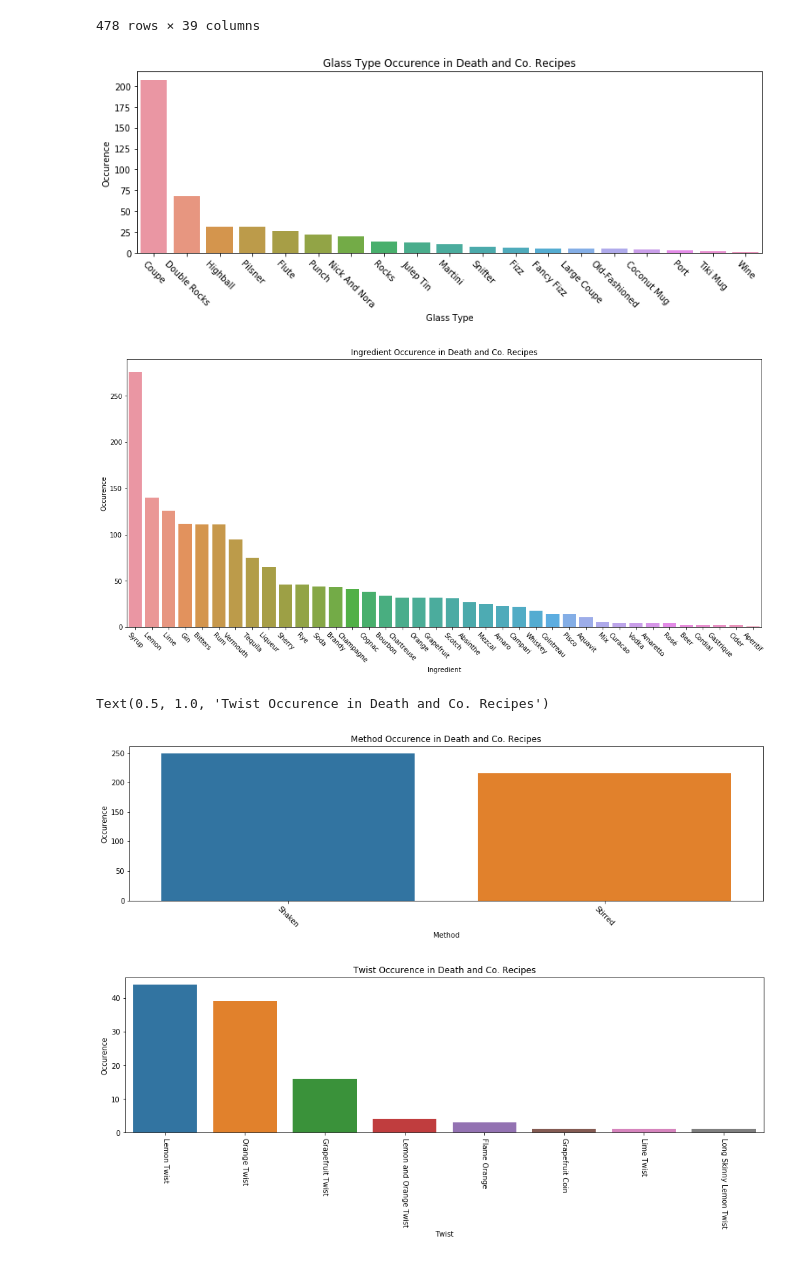
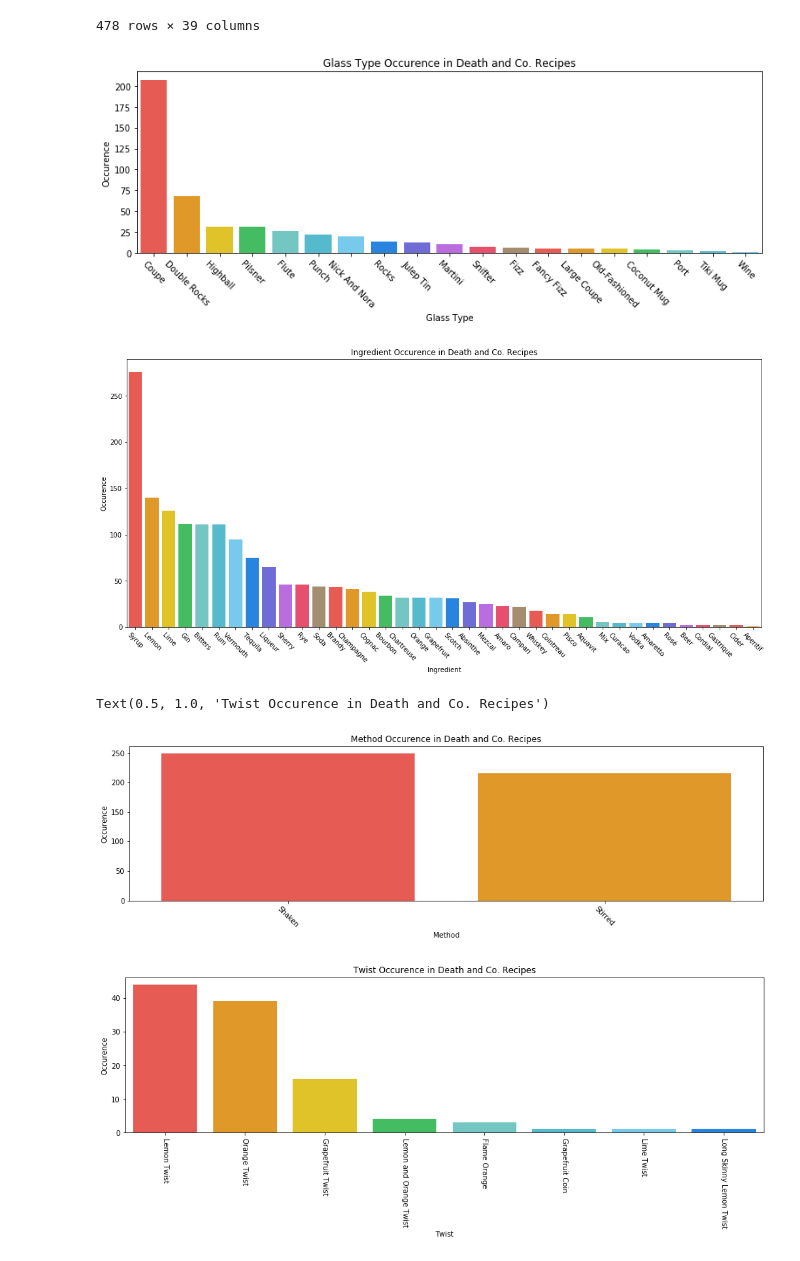
Before and after one commit to cole-khamnei/death_and_co_recipes, a Jupyter notebook: death_and_co_recipe_finder.ipynb, the cells around one changed output. Drawn from its saved outputs; the diff is of its cells as text; code cells hidden in the pictures.

```diff
--- a/death_and_co_recipe_finder.ipynb
+++ b/death_and_co_recipe_finder.ipynb
@@ -177,9 +217,11 @@ import seaborn as sns
 # %%
+sns.set_palette(sns.color_palette(dark_colors_hex.values()))
+
 glass_counts = death_and_co_recipe_finder.ORIGINAL_RECIPES.groupby(by="Glass",
                                                                    axis=0).count().Name.sort_values(ascending=False)
 
 fig, ax = plt.subplots(figsize=(12, 5))
-sns.barplot(x=glass_counts.index.tolist(), y=glass_counts.values)
+sns.barplot(x=glass_counts.index.tolist(), y=glass_counts.values, palette=dark_colors_hex.values())
 ax.set_xticklabels(ax.get_xticklabels(), rotation = -45)
 ax.set_xlabel("Glass Type")
 ax.set_ylabel("Occurence")
@@ -187,7 +229,7 @@ ax.set_title("Glass Type Occurence in Death and Co. Recipes")
 fig.tight_layout(rect=(0.05, 0.05, 0.95, 0.95))
 fig.savefig("plots/glass_occurences.png", dpi=100)
 # %% [output]
-[figure, old version]
+[figure, new version]
 # %%
 ingredient_counts = defaultdict(lambda : 0)
 
@@ -202,7 +244,7 @@ ingredient_group_counts = pd.DataFrame({"Ingredient": ingredient_groups,
                                         "Counts": counts}).sort_values(by="Counts", ascending=False)
 # %%
 fig, ax = plt.subplots(figsize=(16, 8))
-sns.barplot(data=ingredient_group_counts, x="Ingredient", y="Counts")
+sns.barplot(data=ingredient_group_counts, x="Ingredient", y="Counts", palette=dark_colors_hex.values())
 ax.set_xticklabels(ax.get_xticklabels(), rotation = -45)
 ax.set_xlabel("Ingredient")
 ax.set_ylabel("Occurence")
@@ -210,26 +252,26 @@ ax.set_title("Ingredient Occurence in Death and Co. Recipes")
 fig.tight_layout(rect=(0.05, 0.05, 0.95, 0.95))
 fig.savefig("plots/ingredient_occurences.png", dpi=100)
 # %% [output]
-[figure, old version]
+[figure, new version]
 # %%
 glass_counts = death_and_co_recipe_finder.ORIGINAL_RECIPES.groupby(by="Method",
                                                                    axis=0).count().Name.sort_values(ascending=False)
 fig, ax = plt.subplots(figsize=(16, 4))
-sns.barplot(x=glass_counts.index.tolist(), y=glass_counts.values)
+sns.barplot(x=glass_counts.index.tolist(), y=glass_counts.values, palette=dark_colors_hex.values())
 ax.set_xticklabels(ax.get_xticklabels(), rotation = -45)
 ax.set_xlabel("Method")
 ax.set_ylabel("Occurence")
 ax.set_title("Method Occurence in Death and Co. Recipes")
 
 glass_counts = death_and_co_recipe_finder.ORIGINAL_RECIPES.groupby(by="Twist",
                                                                    axis=0).count().Name.sort_values(ascending=False)
 fig, ax = plt.subplots(figsize=(16, 4))
-sns.barplot(x=glass_counts.index.tolist(), y=glass_counts.values)
+sns.barplot(x=glass_counts.index.tolist(), y=glass_counts.values, palette=dark_colors_hex.values())
 ax.set_xticklabels(ax.get_xticklabels(), rotation = -90)
 ax.set_xlabel("Twist")
 ax.set_ylabel("Occurence")
 ax.set_title("Twist Occurence in Death and Co. Recipes")
 # %% [output]
 Text(0.5, 1.0, 'Twist Occurence in Death and Co. Recipes')
-[figure, old version]
+[figure, new version]
-[figure, old version]
+[figure, new version]
```
Also changed, not shown: parts of 1 cell of this notebook, 3 other files.
